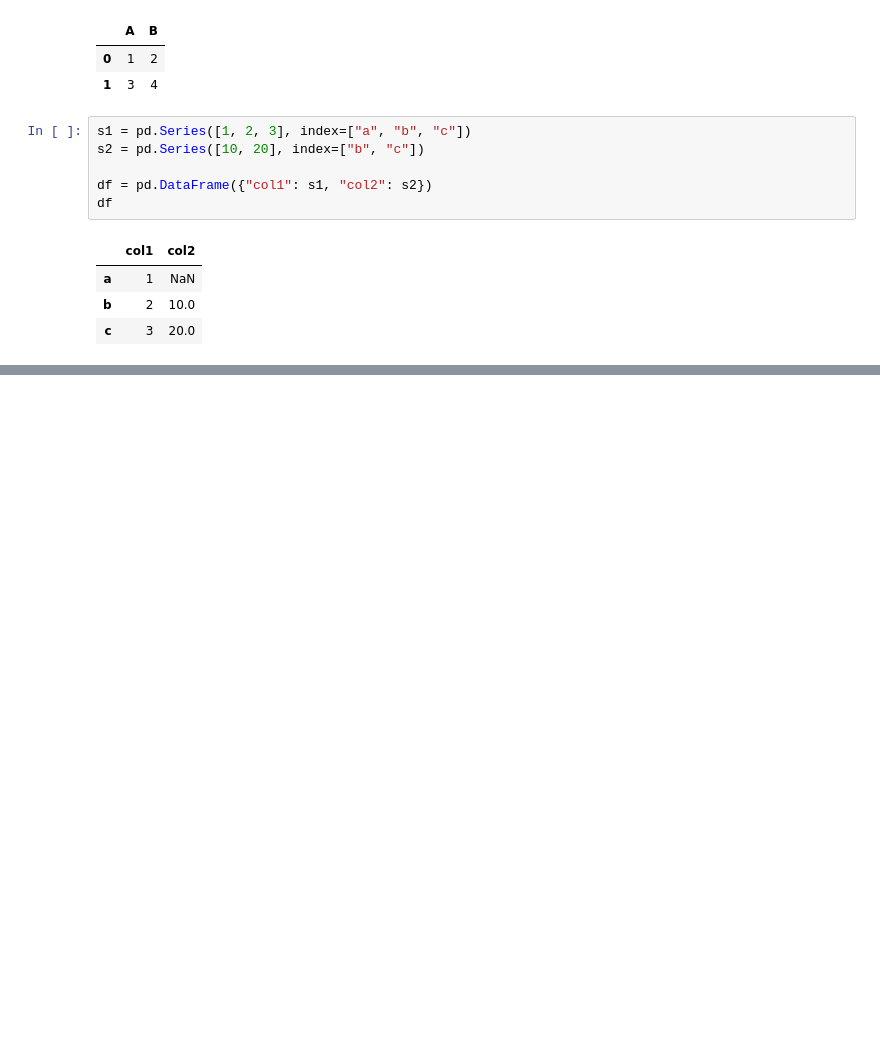
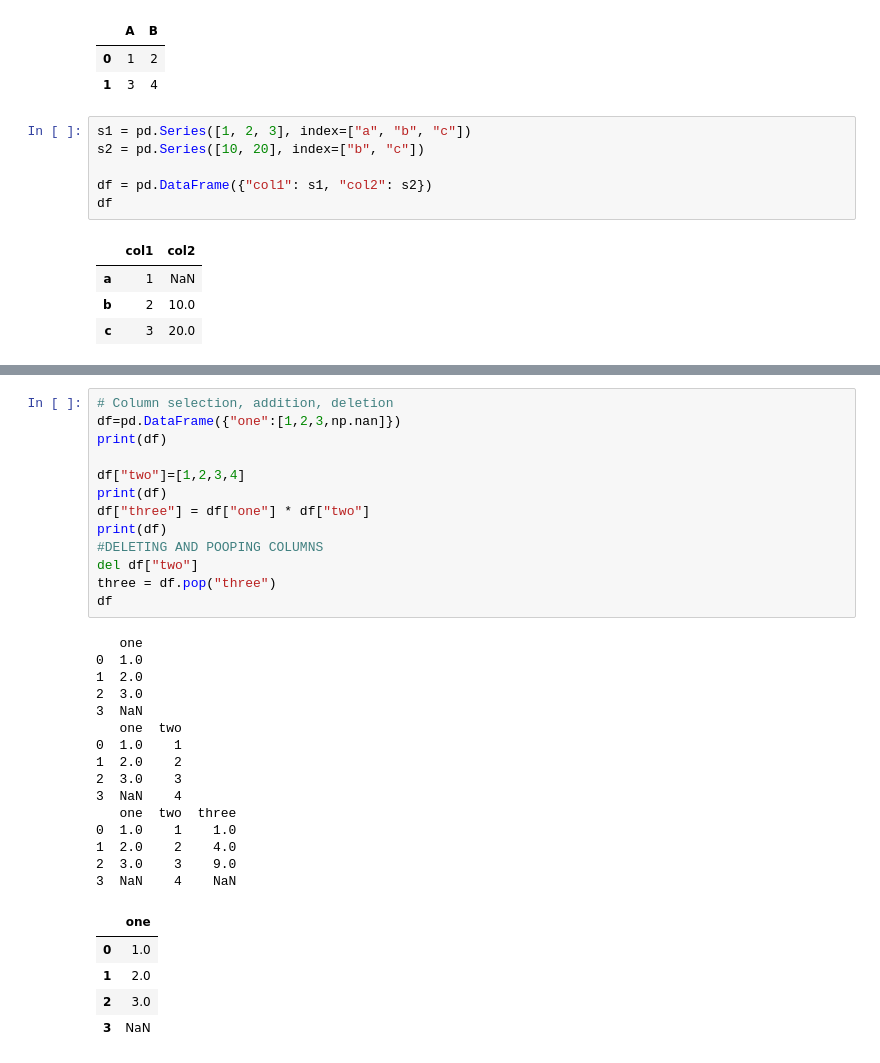
Before and after one commit to navyaanejathegreat/py_libraries, a Jupyter notebook: pandas.ipynb, the cells around one changed output, grey strips where cells are left out. Drawn from its saved outputs; the diff is of its cells as text; blank space fills up the shorter version.

```diff
--- a/pandas.ipynb
+++ b/pandas.ipynb
@@ -222,0 +244,34 @@ df
+# %%
+# Column selection, addition, deletion
+df=pd.DataFrame({"one":[1,2,3,np.nan]})
+print(df)
+
+df["two"]=[1,2,3,4]
+print(df)
+df["three"] = df["one"] * df["two"]
+print(df)
+#DELETING AND POOPING COLUMNS
+del df["two"]
+three = df.pop("three")
+df
+# %% [output]
+   one
+0  1.0
+1  2.0
+2  3.0
+3  NaN
+   one  two
+0  1.0    1
+1  2.0    2
+2  3.0    3
+3  NaN    4
+   one  two  three
+0  1.0    1    1.0
+1  2.0    2    4.0
+2  3.0    3    9.0
+3  NaN    4    NaN
+|  | one |
+| 0 | 1.0 |
+| 1 | 2.0 |
+| 2 | 3.0 |
+| 3 | NaN |
```
Also changed, not shown: parts of 4 cells of this notebook.
